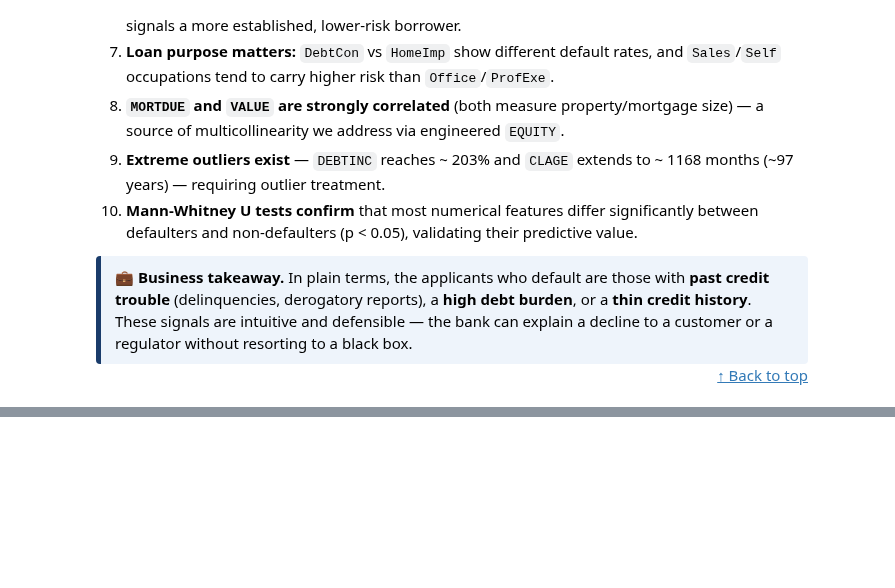
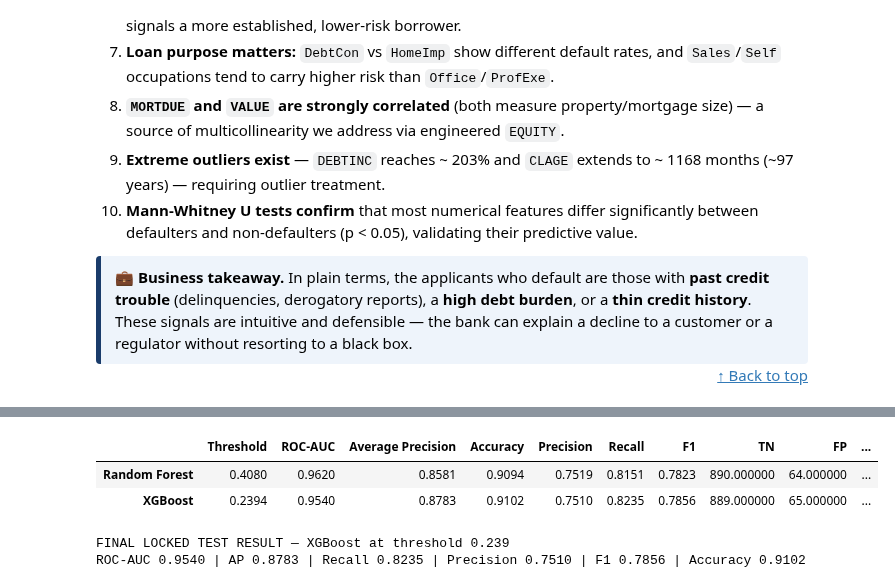
Before and after one commit to lycias/Applied-AI-Data-Science, a Jupyter notebook: MIT-AAIDSP/Capstone-Project/Capstone_Project_Loan_Default_Prediction_Full_Code_Final_submission.ipynb, the cells around one changed output, grey strips where cells are left out. Drawn from its saved outputs; the diff is of its cells as text; code cells hidden in the pictures; blank space fills up the shorter version.

```diff
--- a/MIT-AAIDSP/Capstone-Project/Capstone_Project_Loan_Default_Prediction_Full_Code_Final_submission.ipynb
+++ b/MIT-AAIDSP/Capstone-Project/Capstone_Project_Loan_Default_Prediction_Full_Code_Final_submission.ipynb
@@ -1575,0 +680,15 @@ files.download ('/content/drive/MyDrive/Colab Notebooks/Capstone_Project_Loan_De
+# %%
+X = df.drop(columns='BAD')
+y = df['BAD']
+X_dev, X_test, y_dev, y_test = train_test_split(
+    X, y, test_size=0.20, stratify=y, random_state=SEED)
+X_train, X_val, y_train, y_val = train_test_split(
+    X_dev, y_dev, test_size=0.25, stratify=y_dev, random_state=SEED)
+
+split_summary = pd.DataFrame({
+    'Sample': ['Training', 'Validation', 'Test'],
+    'N': [len(X_train), len(X_val), len(X_test)],
+    'Share': [len(X_train)/len(X), len(X_val)/len(X), len(X_test)/len(X)],
+    'Default rate': [y_train.mean(), y_val.mean(), y_test.mean()]
+})
+split_summary.style.format({'Share':'{:.1%}', 'Default rate':'{:.1%}'})
@@ -1575,0 +807,23 @@ files.download ('/content/drive/MyDrive/Colab Notebooks/Capstone_Project_Loan_De
+# %%
+test_rows = {}
+test_probabilities = {}
+for name, search in searches.items():
+    prob = search.best_estimator_.predict_proba(X_test)[:,1]
+    test_probabilities[name] = prob
+    test_rows[name] = metric_row(y_test, prob, validation_results[name]['Threshold'])
+
+test_table = pd.DataFrame(test_rows).T
+display(test_table[['Threshold','ROC-AUC','Average Precision','Accuracy','Precision','Recall','F1','TN','FP','FN','TP']]
+        .style.format({c:'{:.4f}' for c in ['Threshold','ROC-AUC','Average Precision','Accuracy','Precision','Recall','F1']}))
+
+final = test_rows[selected_model]
+print(f"FINAL LOCKED TEST RESULT — {selected_model} at threshold {locked_threshold:.3f}")
+print(f"ROC-AUC {final['ROC-AUC']:.4f} | AP {final['Average Precision']:.4f} | "
+      f"Recall {final['Recall']:.4f} | Precision {final['Precision']:.4f} | "
+      f"F1 {final['F1']:.4f} | Accuracy {final['Accuracy']:.4f}")
+# %% [output]
+|  | Threshold | ROC-AUC | Average Precision | Accuracy | Precision | Recall | F1 | TN | FP | ... |
+| Random Forest | 0.4080 | 0.9620 | 0.8581 | 0.9094 | 0.7519 | 0.8151 | 0.7823 | 890.000000 | 64.000000 | ... |
+| XGBoost | 0.2394 | 0.9540 | 0.8783 | 0.9102 | 0.7510 | 0.8235 | 0.7856 | 889.000000 | 65.000000 | ... |
+FINAL LOCKED TEST RESULT — XGBoost at threshold 0.239
+ROC-AUC 0.9540 | AP 0.8783 | Recall 0.8235 | Precision 0.7510 | F1 0.7856 | Accuracy 0.9102
```
Also changed, not shown: parts of 81 cells of this notebook, 2 other files.
